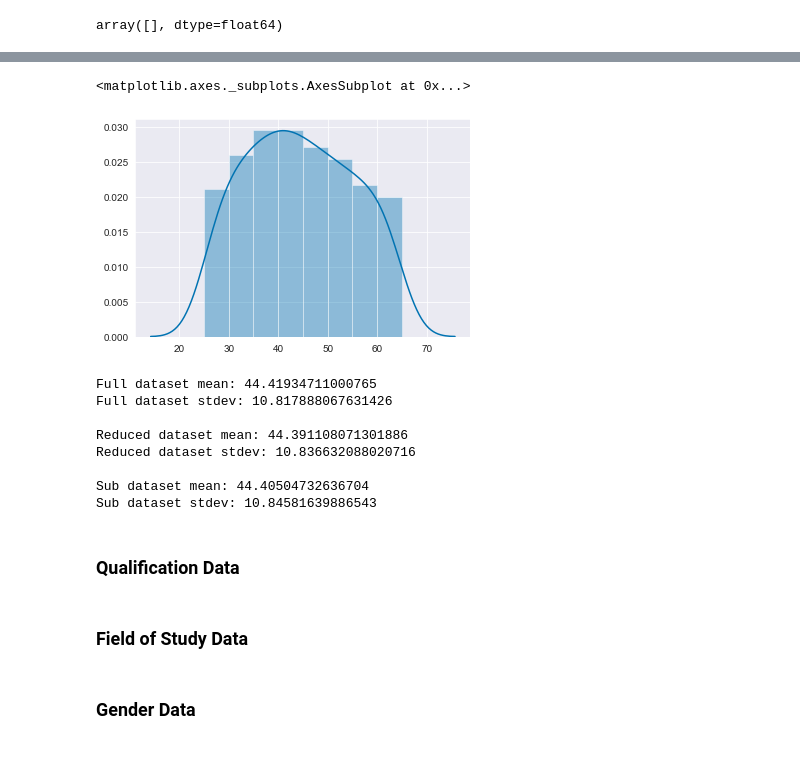
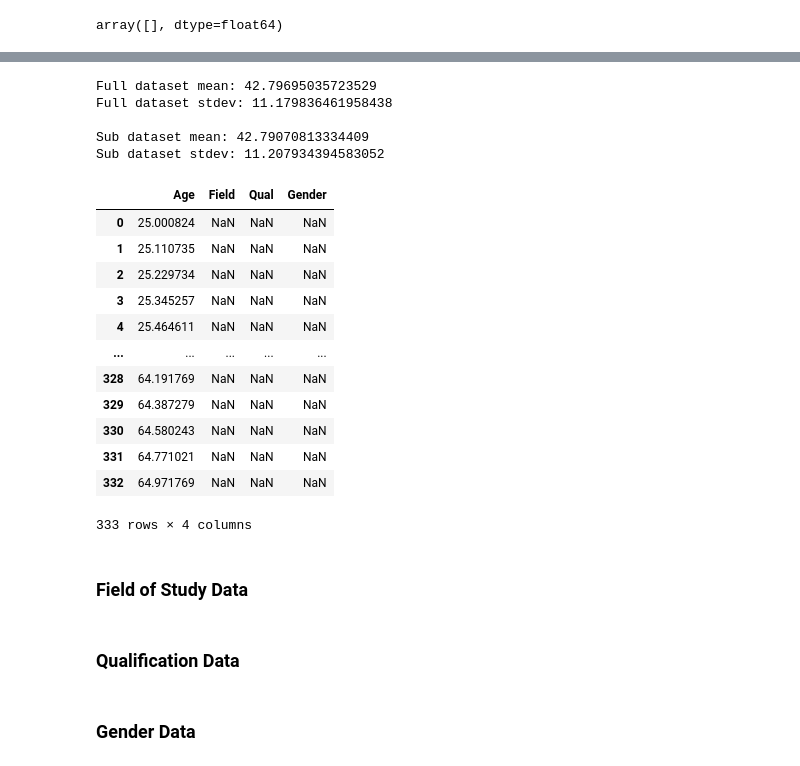
Before and after one commit to Pmcg1/ProgDA-Project-2019, a Jupyter notebook: ProgDA_Project_2019.ipynb, the cells around one changed output, grey strips where cells are left out. Cells and saved outputs as stored; diff of their text form; code cells hidden in the pictures.

```diff
--- a/ProgDA_Project_2019.ipynb
+++ b/ProgDA_Project_2019.ipynb
@@ -327,30 +328,37 @@ ageTriSkip = ageTri[::skipint]
-# %%
-sns.distplot(ageTriSkip)
-# %% [output]
-<matplotlib.axes._subplots.AxesSubplot at 0x...>
-[figure, removed]
 # %%
 print("Full dataset mean:", ageTri.mean())
 print("Full dataset stdev:", ageTri.std())
 
-print("\nReduced dataset mean:",ageTriSkip.mean())
-print("Reduced dataset stdev:", ageTriSkip.std())
-
 print("\nSub dataset mean:",ageTriSub.mean())
 print("Sub dataset stdev:", ageTriSub.std())
 # %% [output]
-Full dataset mean: 44.41934711000765
-Full dataset stdev: 10.817888067631426
+Full dataset mean: 42.79695035723529
+Full dataset stdev: 11.179836461958438
 
-Reduced dataset mean: 44.391108071301886
-Reduced dataset stdev: 10.836632088020716
-
-Sub dataset mean: 44.40504732636704
-Sub dataset stdev: 10.84581639886543
+Sub dataset mean: 42.79070813334409
+Sub dataset stdev: 11.207934394583052
+# %%
+df['Age'] = ageTriSub
+# %%
+df
+# %% [output]
+|  | Age | Field | Qual | Gender |
+| 0 | 25.000824 | NaN | NaN | NaN |
+| 1 | 25.110735 | NaN | NaN | NaN |
+| 2 | 25.229734 | NaN | NaN | NaN |
+| 3 | 25.345257 | NaN | NaN | NaN |
+| 4 | 25.464611 | NaN | NaN | NaN |
+| ... | ... | ... | ... | ... |
+| 328 | 64.191769 | NaN | NaN | NaN |
+| 329 | 64.387279 | NaN | NaN | NaN |
+| 330 | 64.580243 | NaN | NaN | NaN |
+| 331 | 64.771021 | NaN | NaN | NaN |
+| 332 | 64.971769 | NaN | NaN | NaN |
+333 rows × 4 columns
+# %% [markdown]
+### Field of Study Data
 # %% [markdown]
 ### Qualification Data
-# %% [markdown]
-### Field of Study Data
 # %% [markdown]
 ### Gender Data
 # %% [markdown]
```
Also changed, not shown: parts of 32 cells of this notebook.
